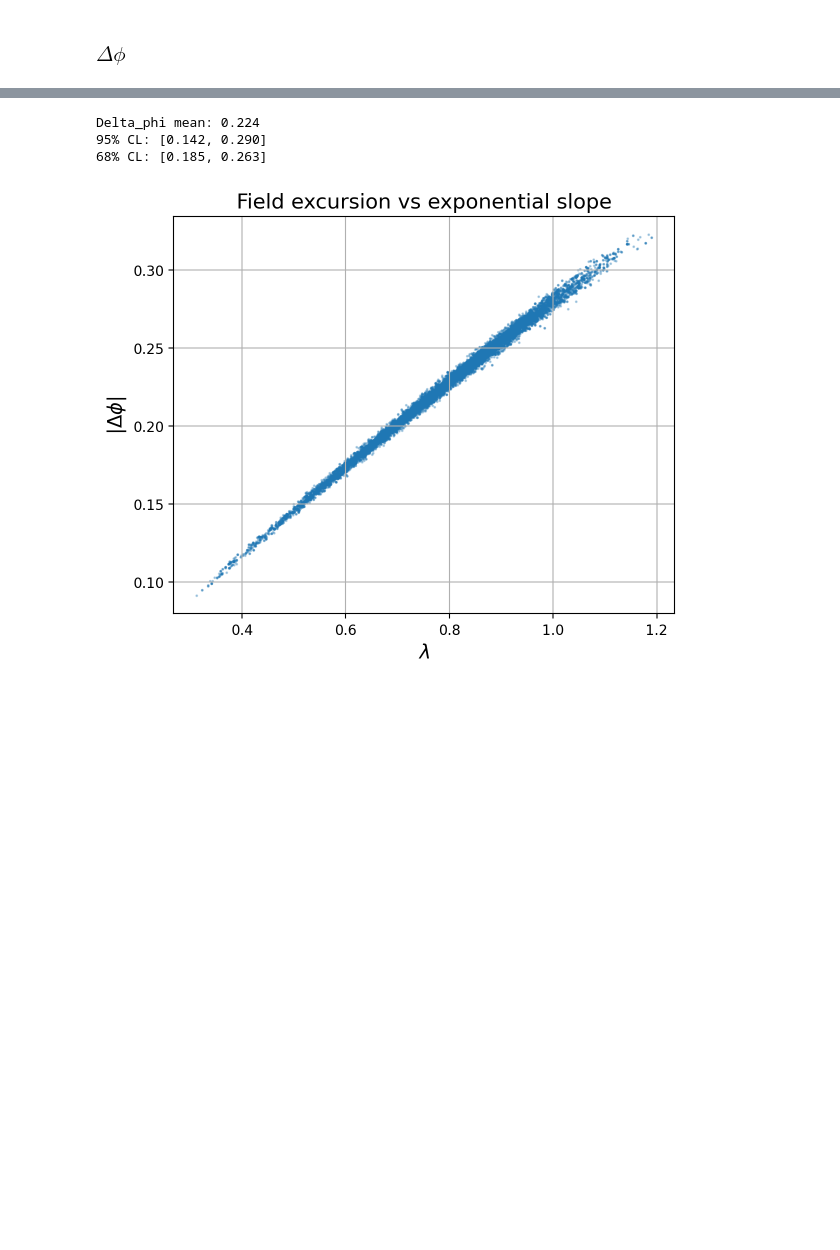
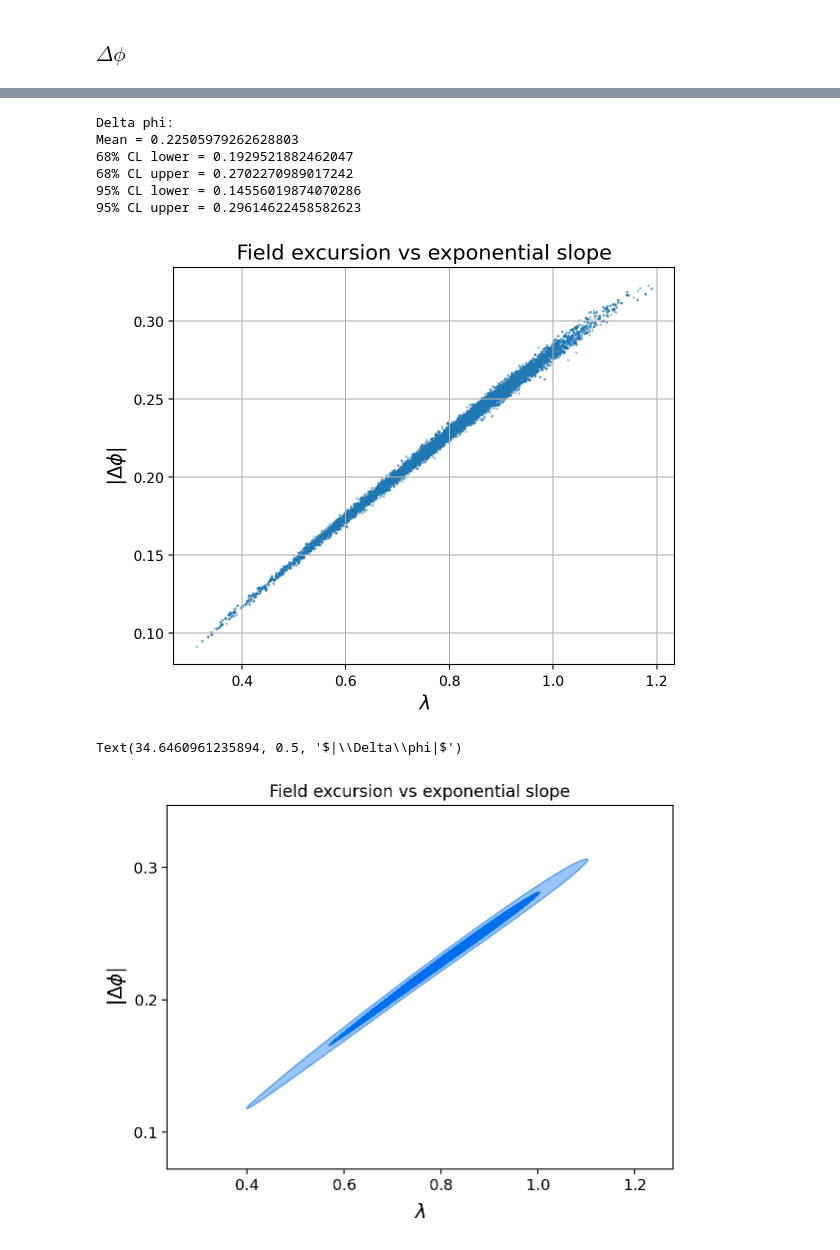
Before and after one commit to Gatti-Andrea/master-thesis, a Jupyter notebook: comparison/planck_all/planck_all_compare.ipynb, the cells around one changed output, grey strips where cells are left out. Saved outputs shown, nothing was run; the diff lists cells and outputs as text; code cells hidden in the pictures; blank space fills up the shorter version.

```diff
--- a/comparison/planck_all/planck_all_compare.ipynb
+++ b/comparison/planck_all/planck_all_compare.ipynb
@@ -126,16 +149,24 @@ delta_phi_samples = (lambda_samples / 3.0) * (ln_term / sqrt_omega - 2)
+# %%
+# Get marginal statistics for all parameters
+stats = samples_exp.getMargeStats()
+
+# Extract statistics for delta_phi
+dphi_stats = stats.parWithName('delta_phi')
+
+print("Delta phi:")
+print("Mean =", dphi_stats.mean)
+print("68% CL lower =", dphi_stats.limits[0].lower)
+print("68% CL upper =", dphi_stats.limits[0].upper)
+print("95% CL lower =", dphi_stats.limits[1].lower)
+print("95% CL upper =", dphi_stats.limits[1].upper)
+# %% [output]
+Delta phi:
+Mean = 0.22505979262628803
+68% CL lower = 0.1929521882462047
+68% CL upper = 0.2702270989017242
+95% CL lower = 0.14556019874070286
+95% CL upper = 0.29614622458582623
 # %%
-# Compute mean
-mean = np.mean(delta_phi_samples)
-
-# Compute 95% confidence interval (equal-tailed)
-lower_95, upper_95 = np.percentile(delta_phi_samples, [2.5, 97.5])
-lower_68, upper_68 = np.percentile(delta_phi_samples, [16, 84])
-
-# Print results
-print(f"Delta_phi mean: {mean:.3f}")
-print(f"95% CL: [{lower_95:.3f}, {upper_95:.3f}]")
-print(f"68% CL: [{lower_68:.3f}, {upper_68:.3f}]")
-
 plt.figure(figsize=(6, 5))
 plt.scatter(lambda_samples, delta_phi_samples, s=1, alpha=0.3)
 plt.xlabel(r"$\lambda$", fontsize=14)
@@ -145,7 +176,16 @@ plt.grid(True)
 plt.tight_layout()
 plt.show()
 # %% [output]
-Delta_phi mean: 0.224
-95% CL: [0.142, 0.290]
-68% CL: [0.185, 0.263]
 [figure]
+# %%
+g = plots.get_single_plotter()
+g.plot_2d(samples_exp, ['EFT_lambda', 'delta_phi'], filled=True)
+#title:
+
+g.subplots[0][0].set_title(r'Field excursion vs exponential slope')
+# x and y axes:
+g.subplots[0][0].set_xlabel(r"$\lambda$")
+g.subplots[0][0].set_ylabel(r'$|\Delta\phi|$')
+# %% [output]
+Text(34.6460961235894, 0.5, '$|\\Delta\\phi|$')
+[figure, added]
```
Also changed, not shown: parts of 17 cells of this notebook, 6 other files.
